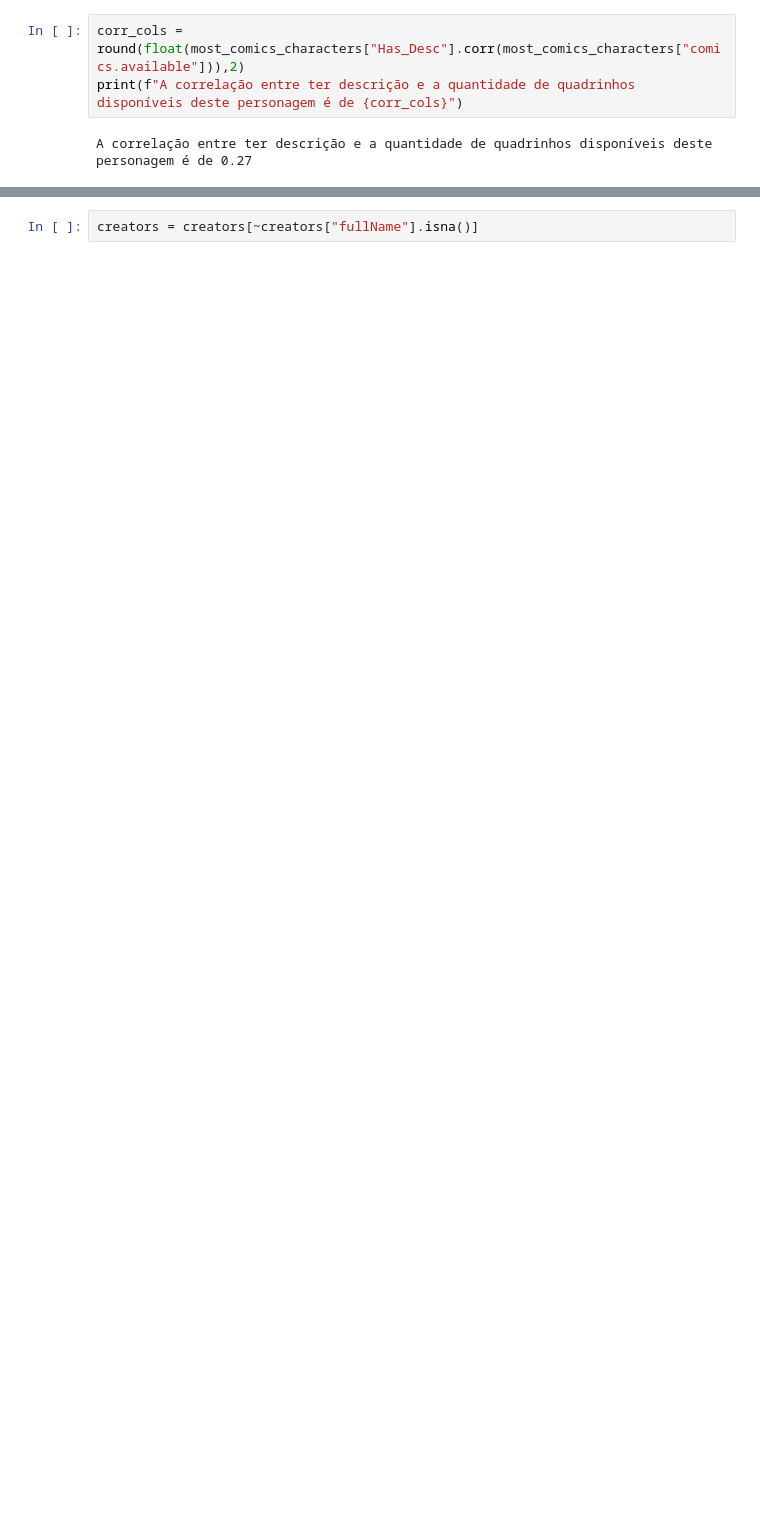
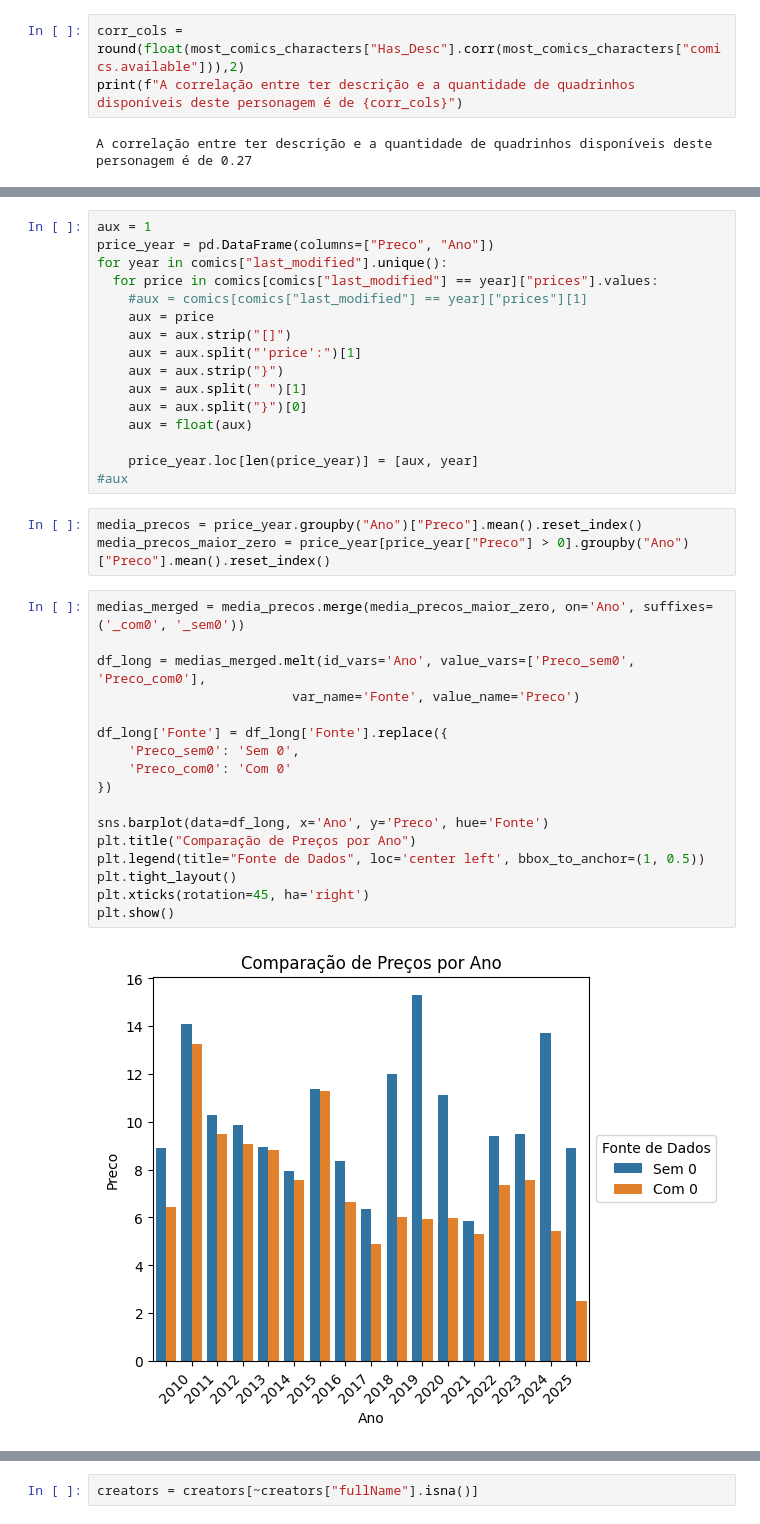
Before and after one commit to thamyrissacamoto/MarvelAPI, a Jupyter notebook: AnalisandoInsights.ipynb, the cells around one changed output, grey strips where cells are left out. Drawn from its saved outputs; the diff is of its cells as text; blank space fills up the shorter version.

```diff
--- a/AnalisandoInsights.ipynb
+++ b/AnalisandoInsights.ipynb
@@ -213,0 +202,38 @@ comics
+# %%
+aux = 1
+price_year = pd.DataFrame(columns=["Preco", "Ano"])
+for year in comics["last_modified"].unique():
+  for price in comics[comics["last_modified"] == year]["prices"].values:
+    #aux = comics[comics["last_modified"] == year]["prices"][1]
+    aux = price
+    aux = aux.strip("[]")
+    aux = aux.split("'price':")[1]
+    aux = aux.strip("}")
+    aux = aux.split(" ")[1]
+    aux = aux.split("}")[0]
+    aux = float(aux)
+
+    price_year.loc[len(price_year)] = [aux, year]
+#aux
+# %%
+media_precos = price_year.groupby("Ano")["Preco"].mean().reset_index()
+media_precos_maior_zero = price_year[price_year["Preco"] > 0].groupby("Ano")["Preco"].mean().reset_index()
+# %%
+medias_merged = media_precos.merge(media_precos_maior_zero, on='Ano', suffixes=('_com0', '_sem0'))
+
+df_long = medias_merged.melt(id_vars='Ano', value_vars=['Preco_sem0', 'Preco_com0'],
+                         var_name='Fonte', value_name='Preco')
+
+df_long['Fonte'] = df_long['Fonte'].replace({
+    'Preco_sem0': 'Sem 0',
+    'Preco_com0': 'Com 0'
+})
+
+sns.barplot(data=df_long, x='Ano', y='Preco', hue='Fonte')
+plt.title("Comparação de Preços por Ano")
+plt.legend(title="Fonte de Dados", loc='center left', bbox_to_anchor=(1, 0.5))
+plt.tight_layout()
+plt.xticks(rotation=45, ha='right')
+plt.show()
+# %% [output]
+[figure, added]
```
Also changed, not shown: parts of 20 cells of this notebook.
